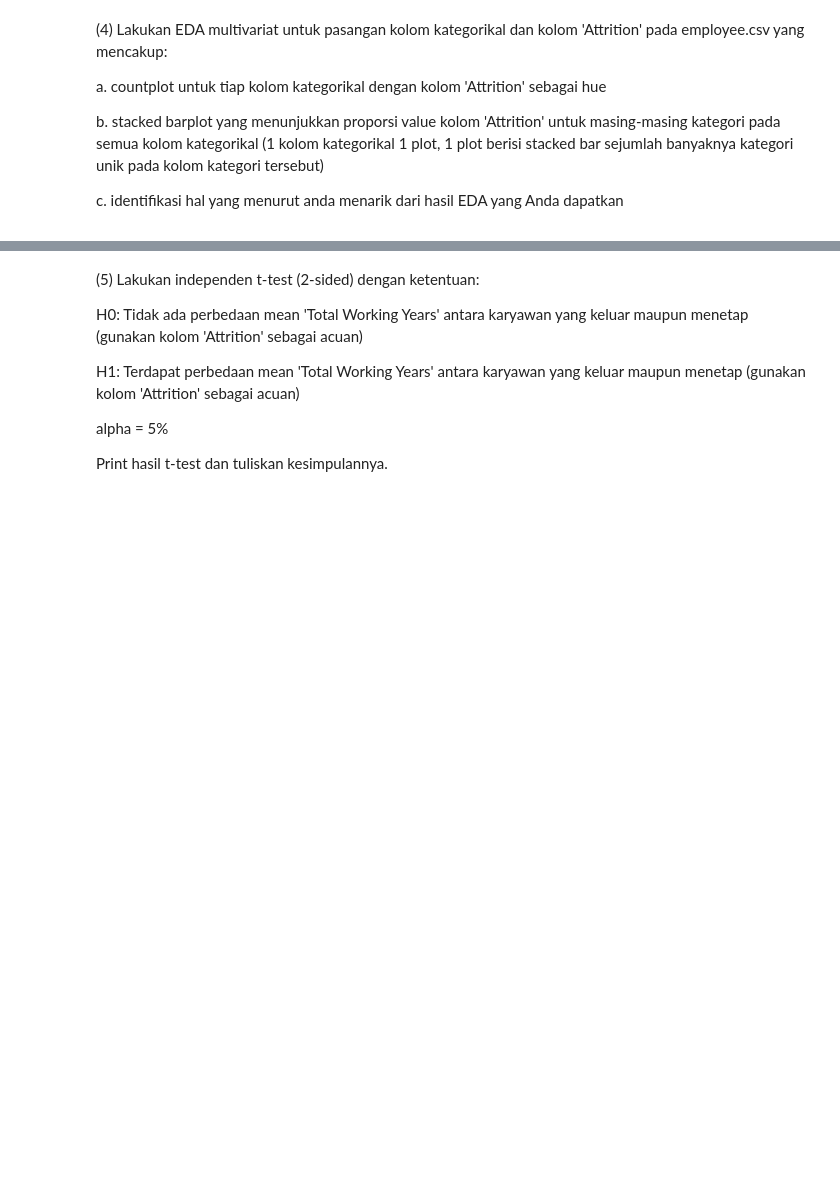
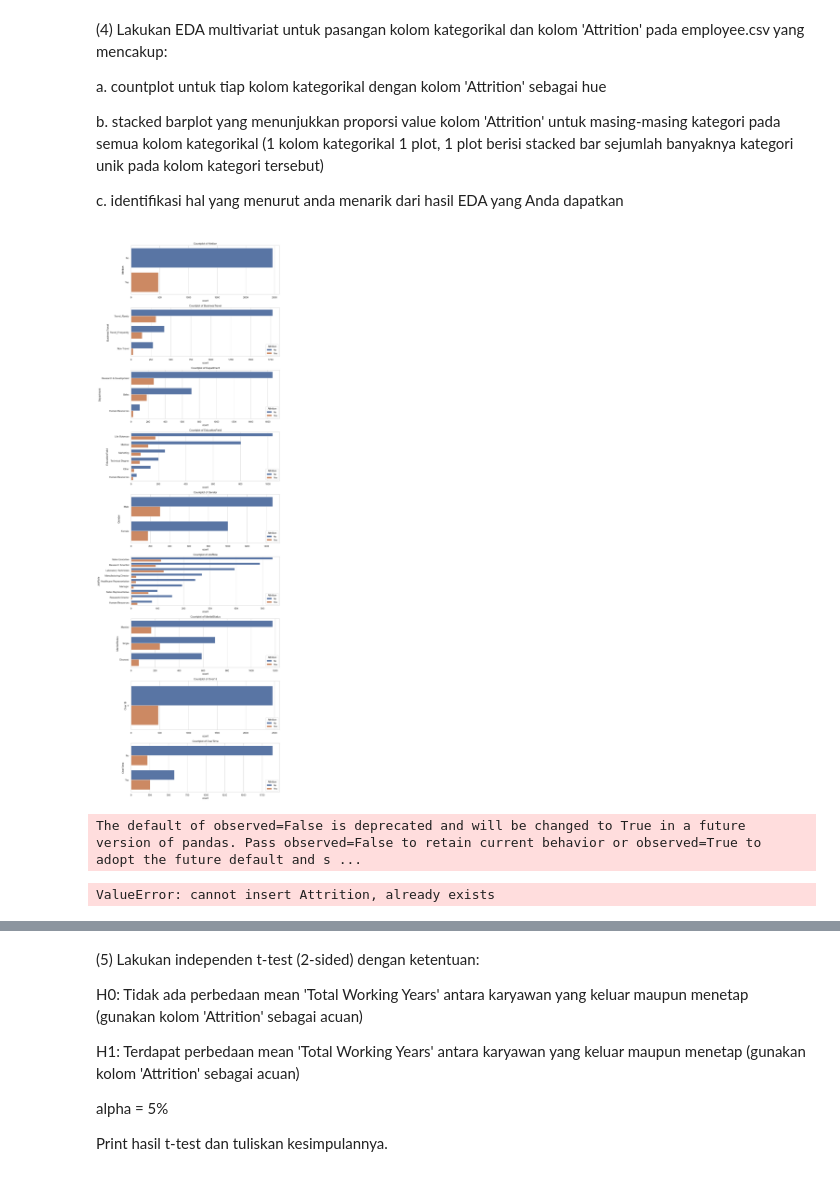
Before and after one commit to Jasman123/Data_Science_Vision, a Jupyter notebook: coding test.ipynb, the cells around one changed output, grey strips where cells are left out. Saved outputs shown, nothing was run; the diff lists cells and outputs as text; code cells hidden in the pictures; blank space fills up the shorter version.

```diff
--- a/coding test.ipynb
+++ b/coding test.ipynb
@@ -64,3 +234,46 @@ The data contains demographic details, work-related metrics and attrition flag.
     a. countplot untuk tiap kolom kategorikal dengan kolom 'Attrition' sebagai hue <p>
     b. stacked barplot yang menunjukkan proporsi value kolom 'Attrition' untuk masing-masing kategori pada semua kolom kategorikal (1 kolom kategorikal 1 plot, 1 plot berisi stacked bar sejumlah banyaknya kategori unik pada kolom kategori tersebut) <p>
         c. identifikasi hal yang menurut anda menarik dari hasil EDA yang Anda dapatkan
+# %%
+n = len(categorical_columns)
+
+fig, ax = plt.subplots(n, 1, figsize=(12, 4 * n))
+
+for i, col in enumerate(categorical_columns):
+    sns.countplot(
+        data=df_1,
+        y=col,
+        order=df_1[col].value_counts().index,
+        ax=ax[i],
+        hue='Attrition'
+    )
+    ax[i].set_title(f"Countplot of {col}")
+
+plt.tight_layout()
+plt.show()
+# %% [output]
+[figure, added]
+# %%
+import plotly.express as px
+
+for col in categorical_columns:
+    df_ct = (
+        df_1
+        .groupby([col, "Attrition"])
+        .size()
+        .reset_index(name="count")
+    )
+
+    fig = px.bar(
+        df_ct,
+        x=col,
+        y="count",
+        color="Attrition",
+        barmode="stack",
+        title=f"Attrition by {col}"
+    )
+
+    fig.show()
+# %% [output]
+The default of observed=False is deprecated and will be changed to True in a future version of pandas. Pass observed=False to retain current behavior or observed=True to adopt the future default and s ...
+ValueError: cannot insert Attrition, already exists
```
Also changed, not shown: parts of 10 cells of this notebook, 1 other file.
